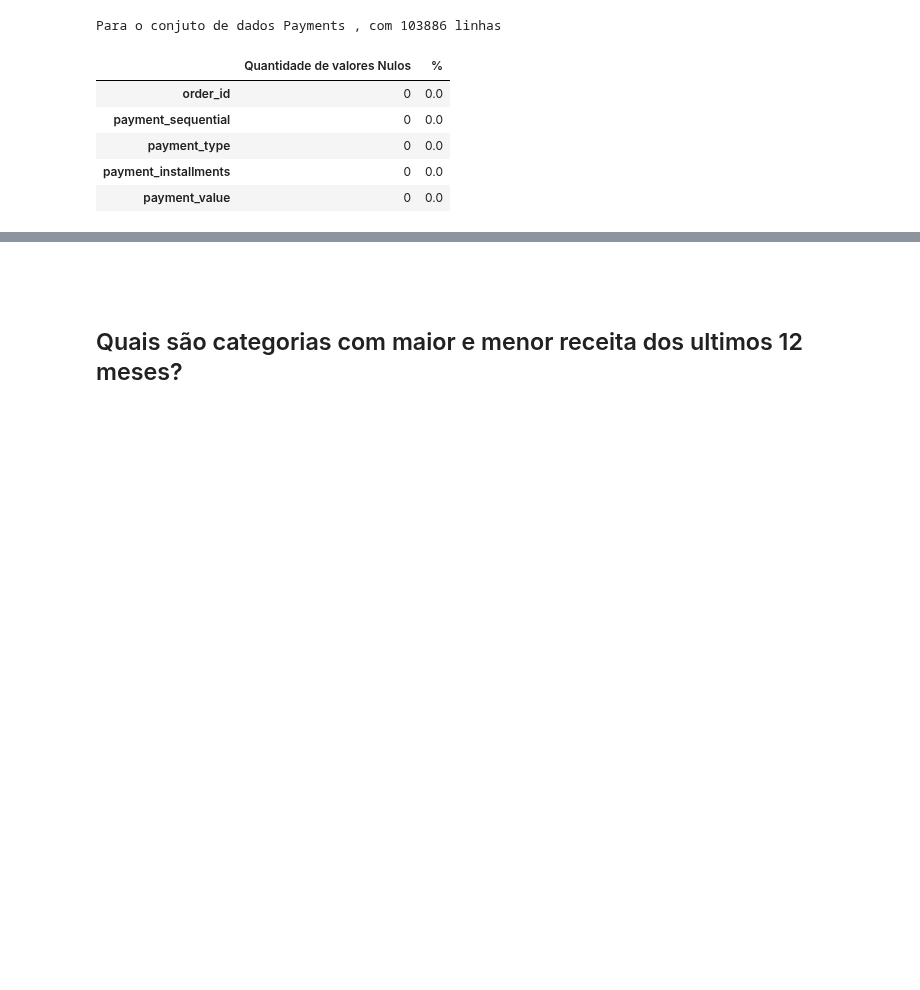
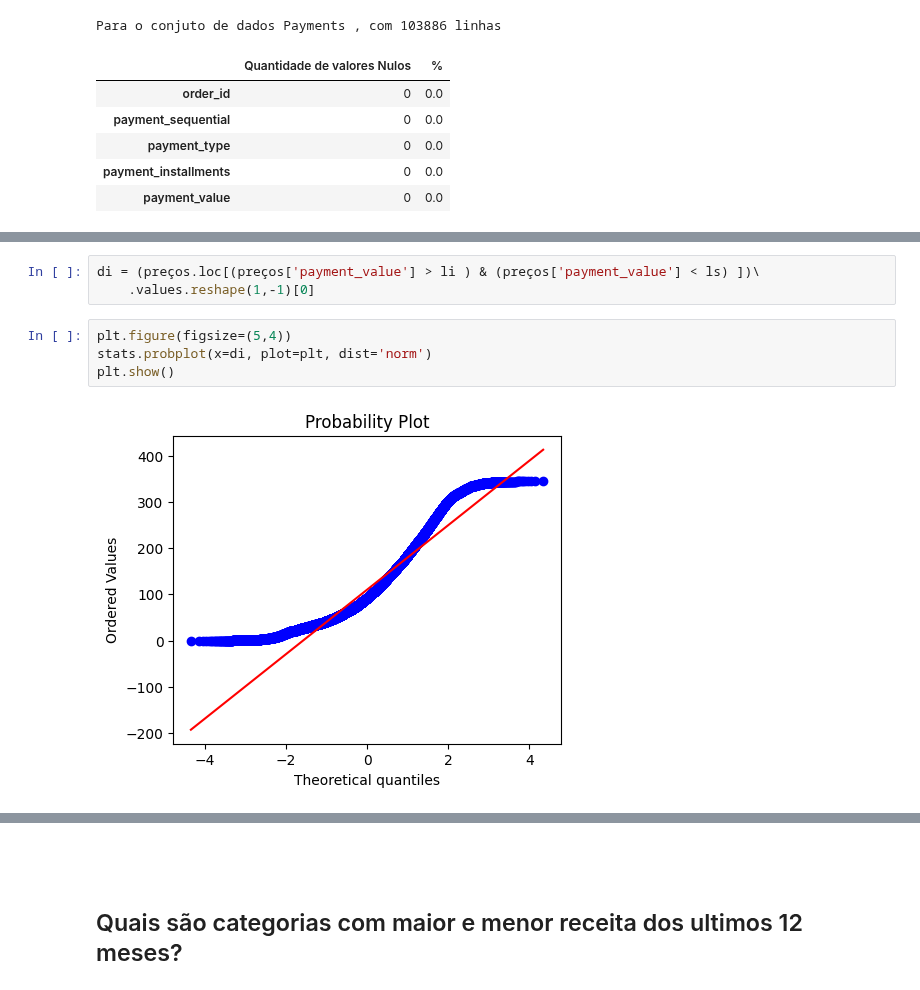
Before and after one commit to kaladabrio2020/Compass.Uol.DataScience, a Jupyter notebook: Sprint 01/ProjetoSprint01/ProjetoSprint01-Desafio.ipynb, the cells around one changed output, grey strips where cells are left out. Cells and saved outputs as stored; diff of their text form; blank space fills up the shorter version.

```diff
--- a/Sprint 01/ProjetoSprint01/ProjetoSprint01-Desafio.ipynb
+++ b/Sprint 01/ProjetoSprint01/ProjetoSprint01-Desafio.ipynb
@@ -282,0 +328,9 @@ Para o conjuto de dados Payments , com 103886 linhas
+# %%
+di = (preços.loc[(preços['payment_value'] > li ) & (preços['payment_value'] < ls) ])\
+    .values.reshape(1,-1)[0]
+# %%
+plt.figure(figsize=(5,4))
+stats.probplot(x=di, plot=plt, dist='norm')
+plt.show()
+# %% [output]
+[figure, added]
```
Also changed, not shown: parts of 17 cells of this notebook.
